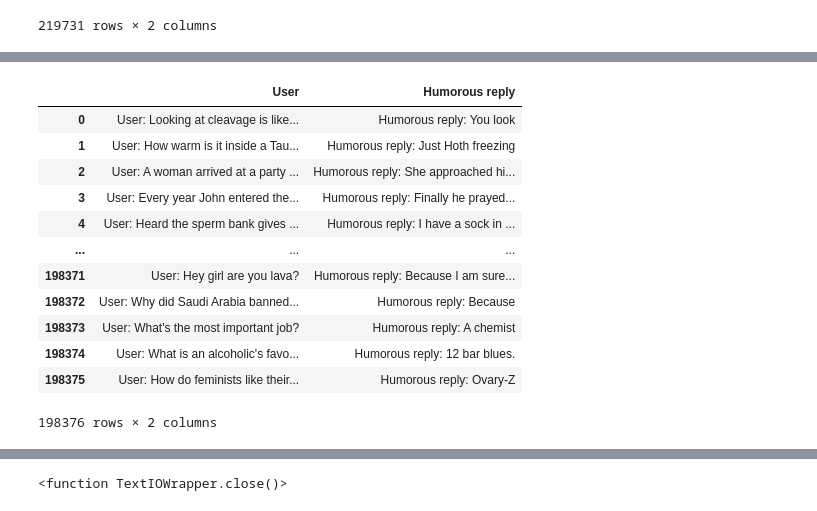
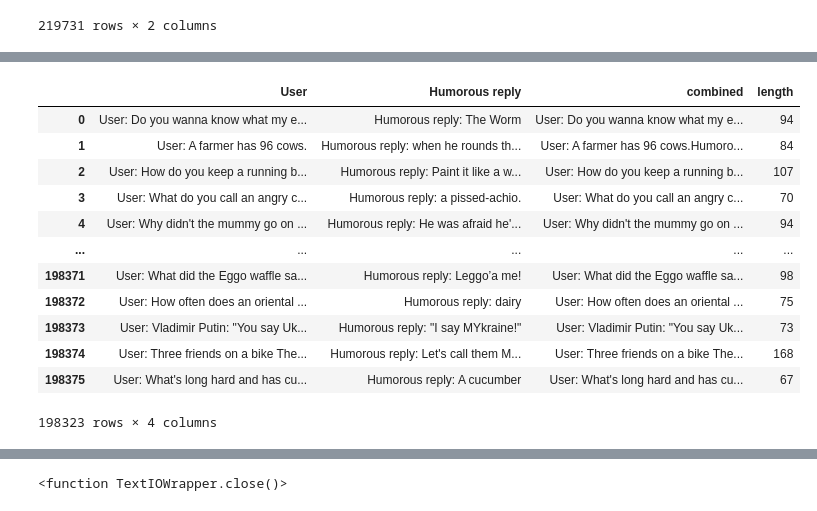
Before and after one commit to jingrongchen/myhumorSP, a Jupyter notebook: mytestscripts/gendatasettxt.ipynb, the cells around one changed output, grey strips where cells are left out. Drawn from its saved outputs; the diff is of its cells as text; code cells hidden in the pictures.

```diff
--- a/mytestscripts/gendatasettxt.ipynb
+++ b/mytestscripts/gendatasettxt.ipynb
@@ -61,20 +128,23 @@ df_all['Humorous reply']=df_all['Humorous reply'].apply(lambda x:"Humorous reply
 # %%
 df_all = df_all.sample(frac=1).reset_index(drop=True)
+df_all['combined']=df_all['User']+df_all['Humorous reply']
+df_all['length']=df_all['combined'].apply(lambda x:len(x))
+df_all=df_all[df_all['length']<=430]
 df_all
 # %% [output]
-|  | User | Humorous reply |
-| 0 | User: Looking at cleavage is like... | Humorous reply: You look |
-| 1 | User: How warm is it inside a Tau... | Humorous reply: Just Hoth freezing |
-| 2 | User: A woman arrived at a party ... | Humorous reply: She approached hi... |
-| 3 | User: Every year John entered the... | Humorous reply: Finally he prayed... |
-| 4 | User: Heard the sperm bank gives ... | Humorous reply: I have a sock in ... |
-| ... | ... | ... |
-| 198371 | User: Hey girl are you lava? | Humorous reply: Because I am sure... |
-| 198372 | User: Why did Saudi Arabia banned... | Humorous reply: Because |
-| 198373 | User: What's the most important job? | Humorous reply: A chemist |
-| 198374 | User: What is an alcoholic's favo... | Humorous reply: 12 bar blues. |
-| 198375 | User: How do feminists like their... | Humorous reply: Ovary-Z |
+|  | User | Humorous reply | combined | length |
+| 0 | User: Do you wanna know what my e... | Humorous reply: The Worm | User: Do you wanna know what my e... | 94 |
+| 1 | User: A farmer has 96 cows. | Humorous reply: when he rounds th... | User: A farmer has 96 cows.Humoro... | 84 |
+| 2 | User: How do you keep a running b... | Humorous reply: Paint it like a w... | User: How do you keep a running b... | 107 |
+| 3 | User: What do you call an angry c... | Humorous reply: a pissed-achio. | User: What do you call an angry c... | 70 |
+| 4 | User: Why didn't the mummy go on ... | Humorous reply: He was afraid he'... | User: Why didn't the mummy go on ... | 94 |
+| ... | ... | ... | ... | ... |
+| 198371 | User: What did the Eggo waffle sa... | Humorous reply: Leggo’a me! | User: What did the Eggo waffle sa... | 98 |
+| 198372 | User: How often does an oriental ... | Humorous reply: dairy | User: How often does an oriental ... | 75 |
+| 198373 | User: Vladimir Putin: "You say Uk... | Humorous reply: "I say MYkraine!" | User: Vladimir Putin: "You say Uk... | 73 |
+| 198374 | User: Three friends on a bike The... | Humorous reply: Let's call them M... | User: Three friends on a bike The... | 168 |
+| 198375 | User: What's long hard and has cu... | Humorous reply: A cucumber | User: What's long hard and has cu... | 67 |
-198376 rows × 2 columns
+198323 rows × 4 columns
 # %%
 my_data=df_all
 train_size = 0.7
```
Also changed, not shown: parts of 10 cells of this notebook, 21 other files.
